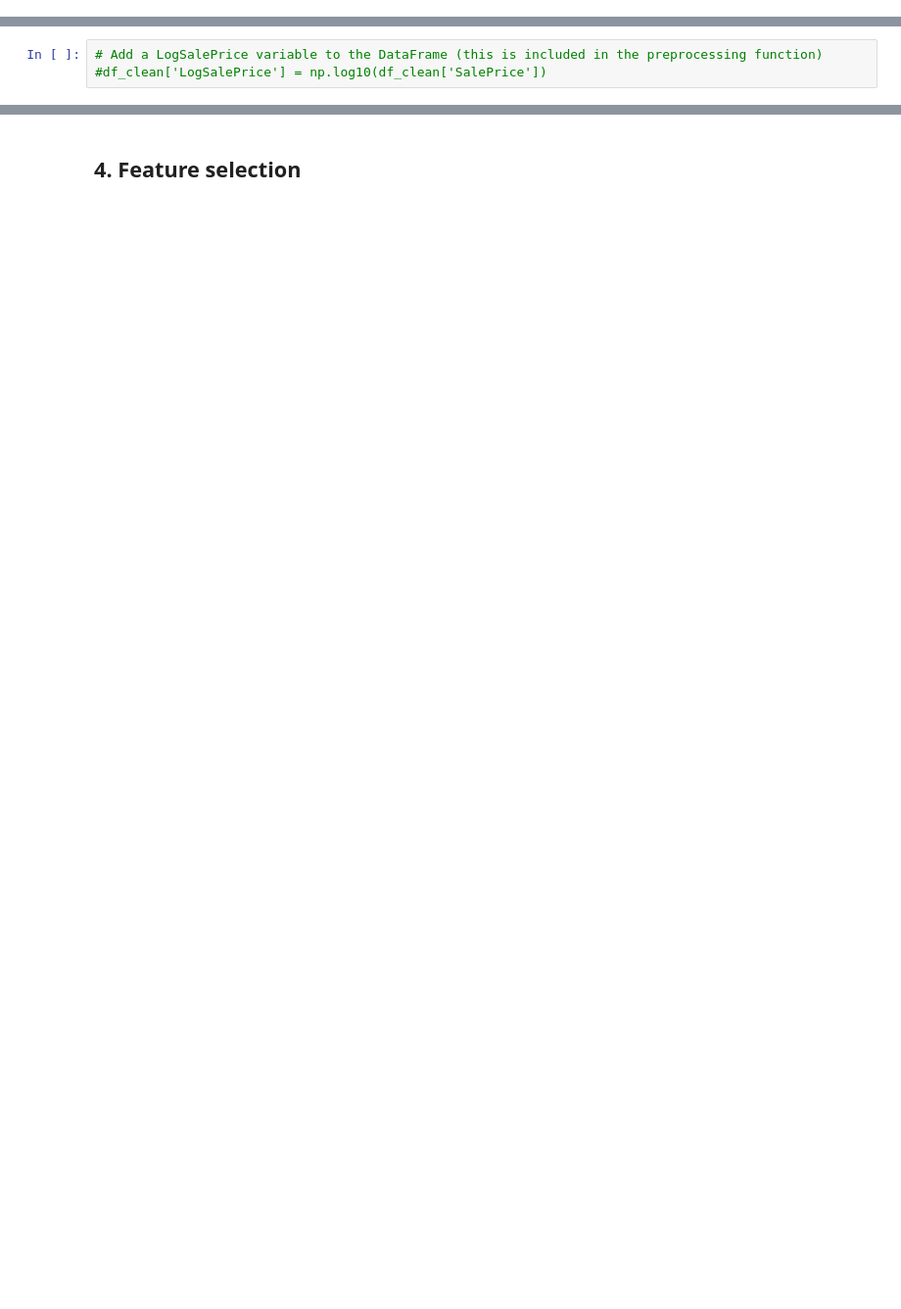
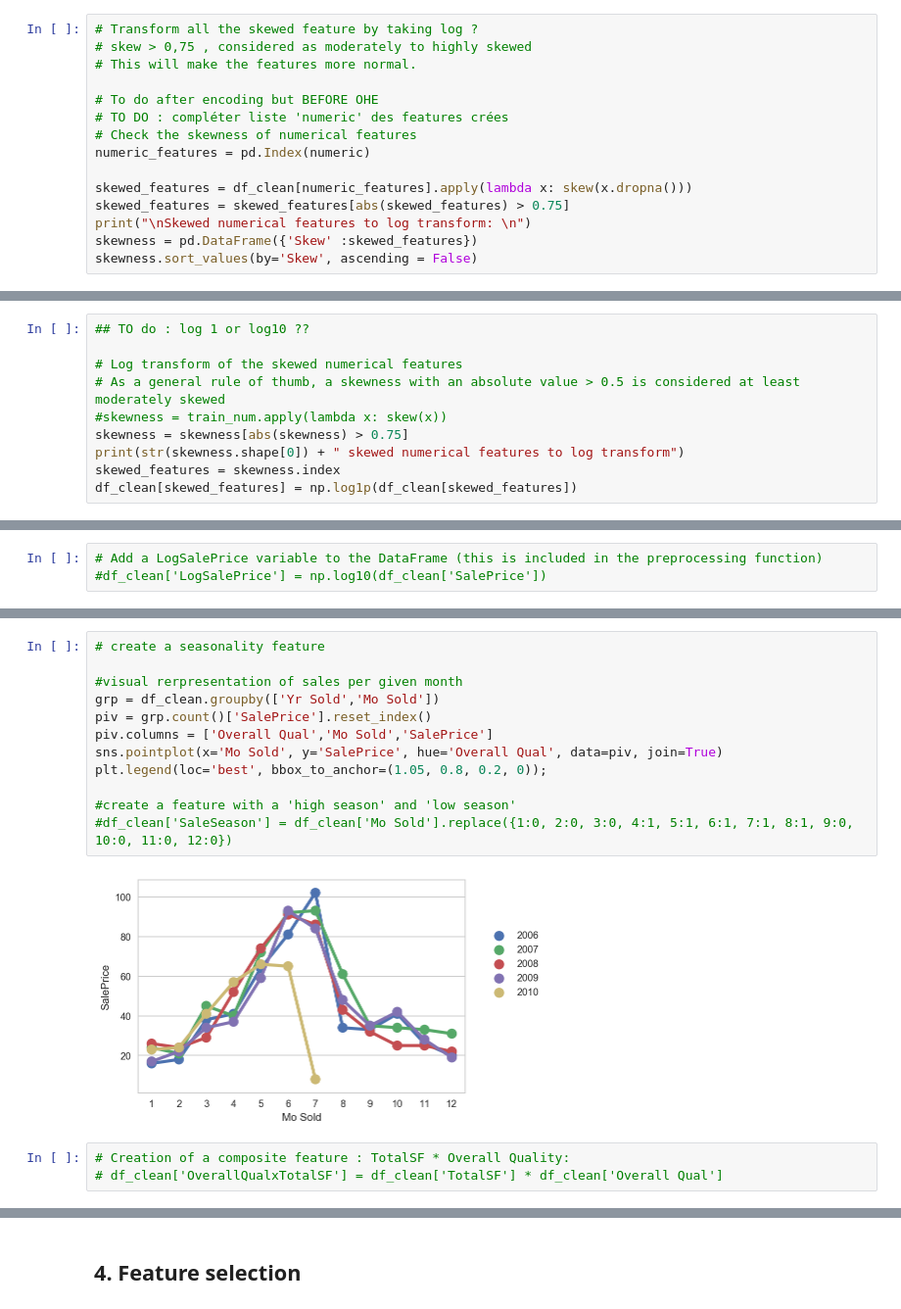
Before and after one commit to petrum01/EPFL-exts-AML1, a Jupyter notebook: house-prices-solution.ipynb, the cells around one changed output, grey strips where cells are left out. Shown at 98% size. Saved outputs shown, nothing was run; the diff lists cells and outputs as text; blank space fills up the shorter version.

```diff
--- a/house-prices-solution.ipynb
+++ b/house-prices-solution.ipynb
@@ -88,0 +253,15 @@ df_clean.isnull().sum().sum()
+# %%
+# Transform all the skewed feature by taking log ?
+# skew > 0,75 , considered as moderately to highly skewed
+# This will make the features more normal.
+
+# To do after encoding but BEFORE OHE
+# TO DO : compléter liste 'numeric' des features crées
+# Check the skewness of numerical features
+numeric_features = pd.Index(numeric)
+
+skewed_features = df_clean[numeric_features].apply(lambda x: skew(x.dropna()))
+skewed_features = skewed_features[abs(skewed_features) > 0.75]
+print("\nSkewed numerical features to log transform: \n")
+skewness = pd.DataFrame({'Skew' :skewed_features})
+skewness.sort_values(by='Skew', ascending = False)
@@ -88,0 +288,10 @@ df_clean.isnull().sum().sum()
+# %%
+## TO do : log 1 or log10 ??
+
+# Log transform of the skewed numerical features
+# As a general rule of thumb, a skewness with an absolute value > 0.5 is considered at least moderately skewed
+#skewness = train_num.apply(lambda x: skew(x))
+skewness = skewness[abs(skewness) > 0.75]
+print(str(skewness.shape[0]) + " skewed numerical features to log transform")
+skewed_features = skewness.index
+df_clean[skewed_features] = np.log1p(df_clean[skewed_features])
@@ -277 +614,18 @@ print(df_clean['Year Remod/Add'].describe())
+# %%
+# create a seasonality feature
+
+#visual rerpresentation of sales per given month
+grp = df_clean.groupby(['Yr Sold','Mo Sold'])
+piv = grp.count()['SalePrice'].reset_index()
+piv.columns = ['Overall Qual','Mo Sold','SalePrice']
+sns.pointplot(x='Mo Sold', y='SalePrice', hue='Overall Qual', data=piv, join=True)
+plt.legend(loc='best', bbox_to_anchor=(1.05, 0.8, 0.2, 0));
+
+#create a feature with a 'high season' and 'low season'
+#df_clean['SaleSeason'] = df_clean['Mo Sold'].replace({1:0, 2:0, 3:0, 4:1, 5:1, 6:1, 7:1, 8:1, 9:0, 10:0, 11:0, 12:0})
+# %% [output]
+[figure, added]
+# %%
+# Creation of a composite feature : TotalSF * Overall Quality:
+# df_clean['OverallQualxTotalSF'] = df_clean['TotalSF'] * df_clean['Overall Qual']
 # %%
```
Also changed, not shown: parts of 71 cells of this notebook.
